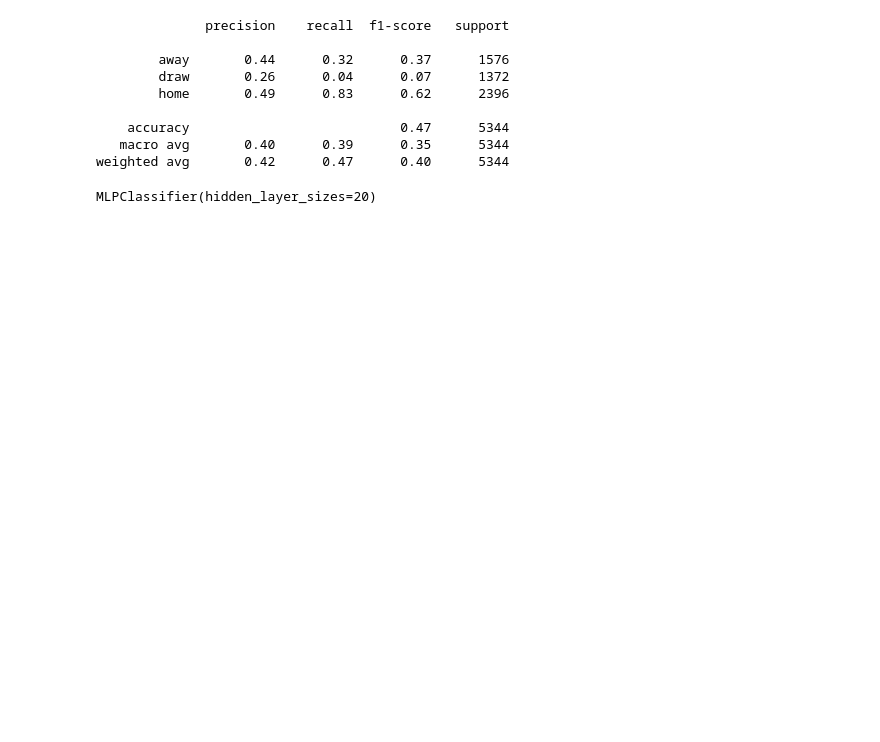
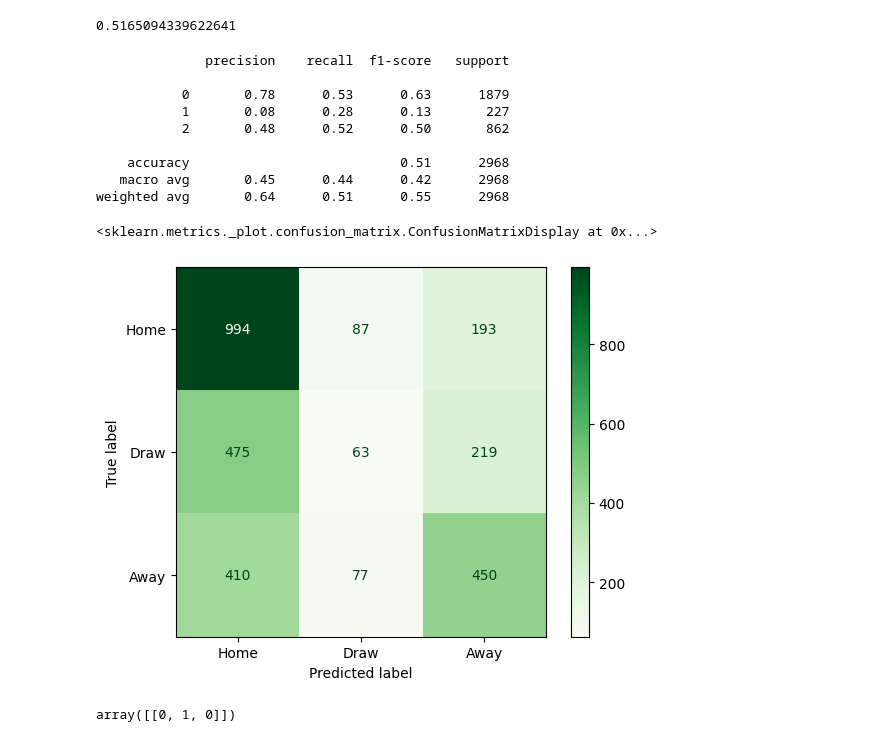
Before and after one commit to matheusfmello/soccer_odds, a Jupyter notebook: src/modelTraining.ipynb, the cells around one changed output. Saved outputs shown, nothing was run; the diff lists cells and outputs as text; code cells hidden in the pictures; blank space fills up the shorter version.

Commit message:
model training notebook

```diff
--- a/src/modelTraining.ipynb
+++ b/src/modelTraining.ipynb
@@ -34,3 +31,0 @@ from sklearn.metrics import classification_report
-# %%
-rfc = RandomForestClassifier()
-rfc.fit(X_train, yWinner_train)
@@ -39,17 +34,42 @@ RandomForestClassifier()
+# %%
+classifiers = [('Logistic Regression', LogisticRegression(class_weight={0:0.9, 1:1.5, 2:1})),
+                ('Random Forest', RandomForestClassifier(n_estimators=500)),
+                ('CatBoost', CatBoostClassifier(silent=True))]
+# %%
+vclf = VotingClassifier(classifiers, voting='soft')
+# %%
+pipe = Pipeline([('imputer', SimpleImputer(strategy='mean')),
+                ('scaler', StandardScaler()),
+                ('pca', PCA(n_components=0.8)),
+                ('vclf', vclf)])
+pipe.fit(X_train, y_train)
+pipe.score(X_test, y_test)
+# %% [output]
+0.5165094339622641
 # %%
-print(classification_report(yWinner_test, rfc.predict(X_test)))
+print(classification_report(pipe.predict(X_test), y_test))
 # %% [output]
               precision    recall  f1-score   support
 
-        away       0.44      0.32      0.37      1576
-        draw       0.26      0.04      0.07      1372
-        home       0.49      0.83      0.62      2396
+           0       0.78      0.53      0.63      1879
+           1       0.08      0.28      0.13       227
+           2       0.48      0.52      0.50       862
 
-    accuracy                           0.47      5344
-   macro avg       0.40      0.39      0.35      5344
-weighted avg       0.42      0.47      0.40      5344
+    accuracy                           0.51      2968
+   macro avg       0.45      0.44      0.42      2968
+weighted avg       0.64      0.51      0.55      2968
-# %%
-nnmlp = MLPClassifier(hidden_layer_sizes=(20))
-nnmlp.fit(X_train, yWinner_train)
-# %% [output]
-MLPClassifier(hidden_layer_sizes=20)
+# %%
+cfm = confusion_matrix(y_test, pipe.predict(X_test))
+confusion=ConfusionMatrixDisplay(cfm, display_labels = ['Home', 'Draw', 'Away'])
+confusion.plot(cmap='Greens')
+# %% [output]
+<sklearn.metrics._plot.confusion_matrix.ConfusionMatrixDisplay at 0x...>
+[figure, added]
+# %%
+y_score = pipe.predict_proba(X_test)
+
+label_binarizer = LabelBinarizer().fit(y_train)
+y_onehot_test = label_binarizer.transform(y_test)
+y_onehot_test.shape  # (n_samples, n_classes)
+# %% [output]
+array([[0, 1, 0]])
```
Also changed, not shown: parts of 15 cells of this notebook.
